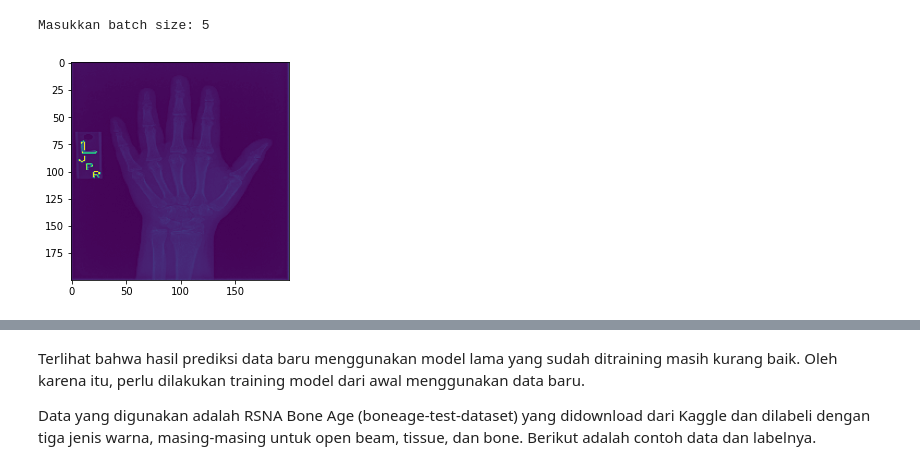
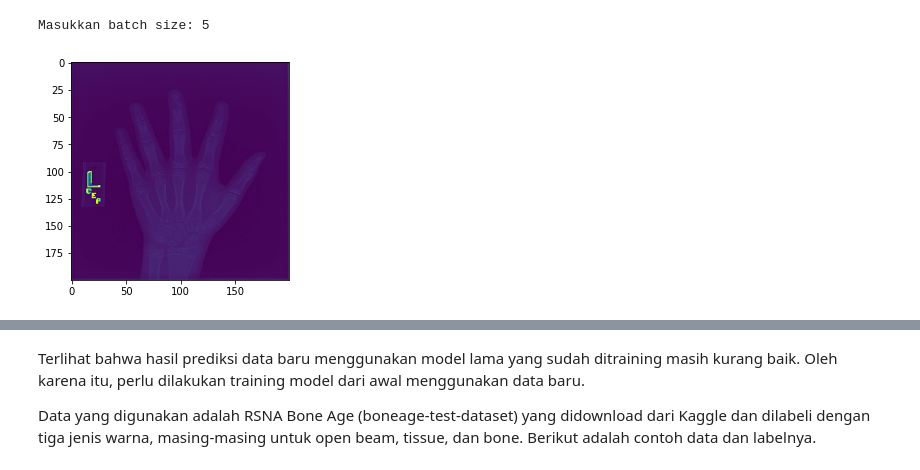
Before and after one commit to gabriellaaileen/ADL, a Jupyter notebook: UTS ADL/UTS_ADL_XNet.ipynb, the cells around one changed output, grey strips where cells are left out. Drawn from its saved outputs; the diff is of its cells as text; code cells hidden in the pictures.

```diff
--- a/UTS ADL/UTS_ADL_XNet.ipynb
+++ b/UTS ADL/UTS_ADL_XNet.ipynb
@@ -244,11 +248,11 @@ for img in name[0:batch_size2]:
 # %%
 #Menampilkan salah satu image input
 input_arr = np.asarray(input_arr)
 input_arr = input_arr.reshape(batch_size2,200,200,1)
-pyplot.imshow(input_arr[2].reshape(200,200))
+pyplot.imshow(input_arr[0].reshape(200,200))
 pyplot.show()
 # %% [output]
-[figure, old version]
+[figure, new version]
 # %%
 #Prediksi image dalam batch
 predictions = model.predict(input_arr)
```
Also changed, not shown: parts of 26 cells of this notebook.
